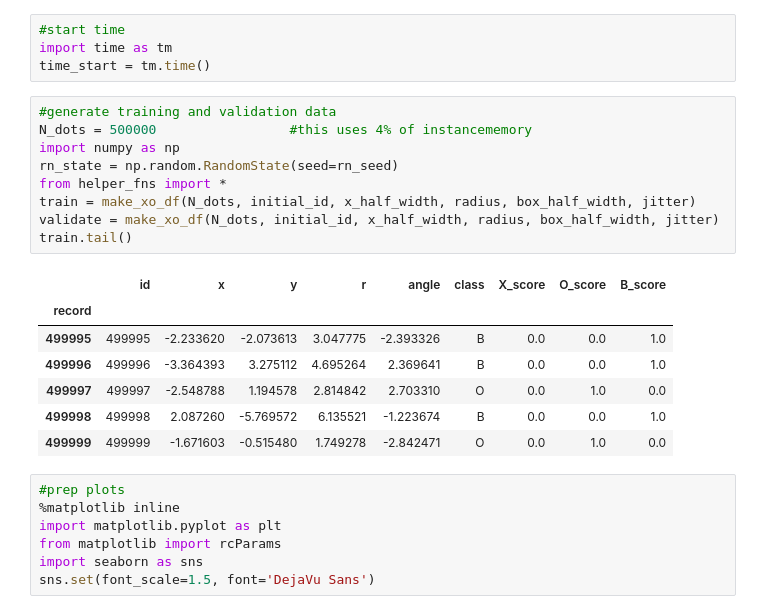
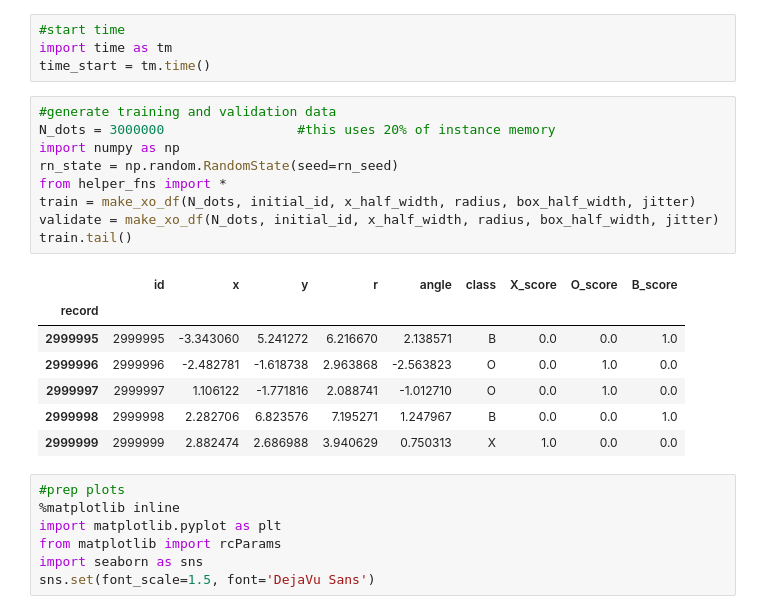
Before and after one commit to joehahn/exes-n-ohs, a Jupyter notebook: mlp_model.ipynb, the cells around one changed output. Cells and saved outputs as stored; diff of their text form.

```diff
--- a/mlp_model.ipynb
+++ b/mlp_model.ipynb
@@ -20,21 +20,21 @@ import time as tm
 time_start = tm.time()
 # %%
 #generate training and validation data
-N_dots = 500000                 #this uses 4% of instancememory
+N_dots = 3000000                 #this uses 20% of instance memory
 import numpy as np
 rn_state = np.random.RandomState(seed=rn_seed)
 from helper_fns import *
 train = make_xo_df(N_dots, initial_id, x_half_width, radius, box_half_width, jitter)
 validate = make_xo_df(N_dots, initial_id, x_half_width, radius, box_half_width, jitter)
 train.tail()
 # %% [output]
 |  | id | x | y | r | angle | class | X_score | O_score | B_score |
 | record |  |  |  |  |  |  |  |  |  |
-| 499995 | 499995 | -2.233620 | -2.073613 | 3.047775 | -2.393326 | B | 0.0 | 0.0 | 1.0 |
-| 499996 | 499996 | -3.364393 | 3.275112 | 4.695264 | 2.369641 | B | 0.0 | 0.0 | 1.0 |
-| 499997 | 499997 | -2.548788 | 1.194578 | 2.814842 | 2.703310 | O | 0.0 | 1.0 | 0.0 |
-| 499998 | 499998 | 2.087260 | -5.769572 | 6.135521 | -1.223674 | B | 0.0 | 0.0 | 1.0 |
-| 499999 | 499999 | -1.671603 | -0.515480 | 1.749278 | -2.842471 | O | 0.0 | 1.0 | 0.0 |
+| 2999995 | 2999995 | -3.343060 | 5.241272 | 6.216670 | 2.138571 | B | 0.0 | 0.0 | 1.0 |
+| 2999996 | 2999996 | -2.482781 | -1.618738 | 2.963868 | -2.563823 | O | 0.0 | 1.0 | 0.0 |
+| 2999997 | 2999997 | 1.106122 | -1.771816 | 2.088741 | -1.012710 | O | 0.0 | 1.0 | 0.0 |
+| 2999998 | 2999998 | 2.282706 | 6.823576 | 7.195271 | 1.247967 | B | 0.0 | 0.0 | 1.0 |
+| 2999999 | 2999999 | 2.882474 | 2.686988 | 3.940629 | 0.750313 | X | 1.0 | 0.0 | 0.0 |
 # %%
 #prep plots
 %matplotlib inline
```
Also changed, not shown: parts of 11 cells of this notebook, 2 other files.
